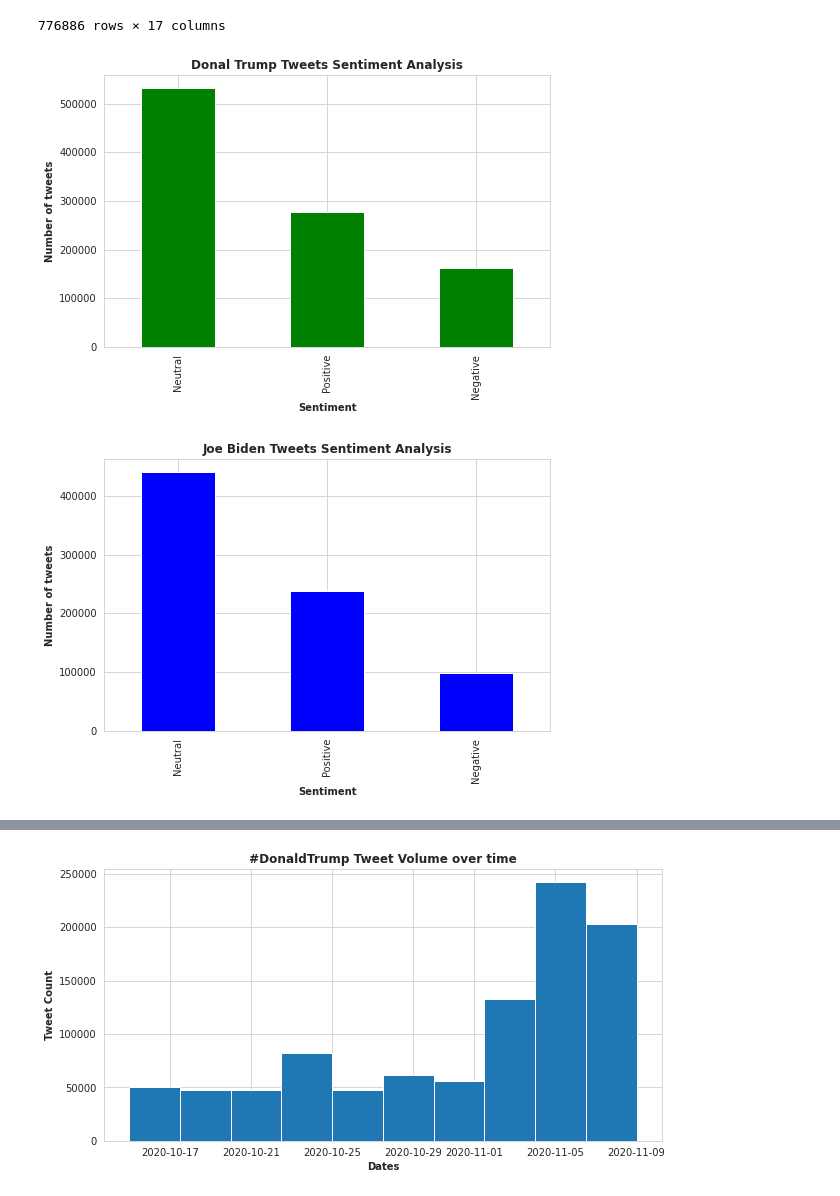
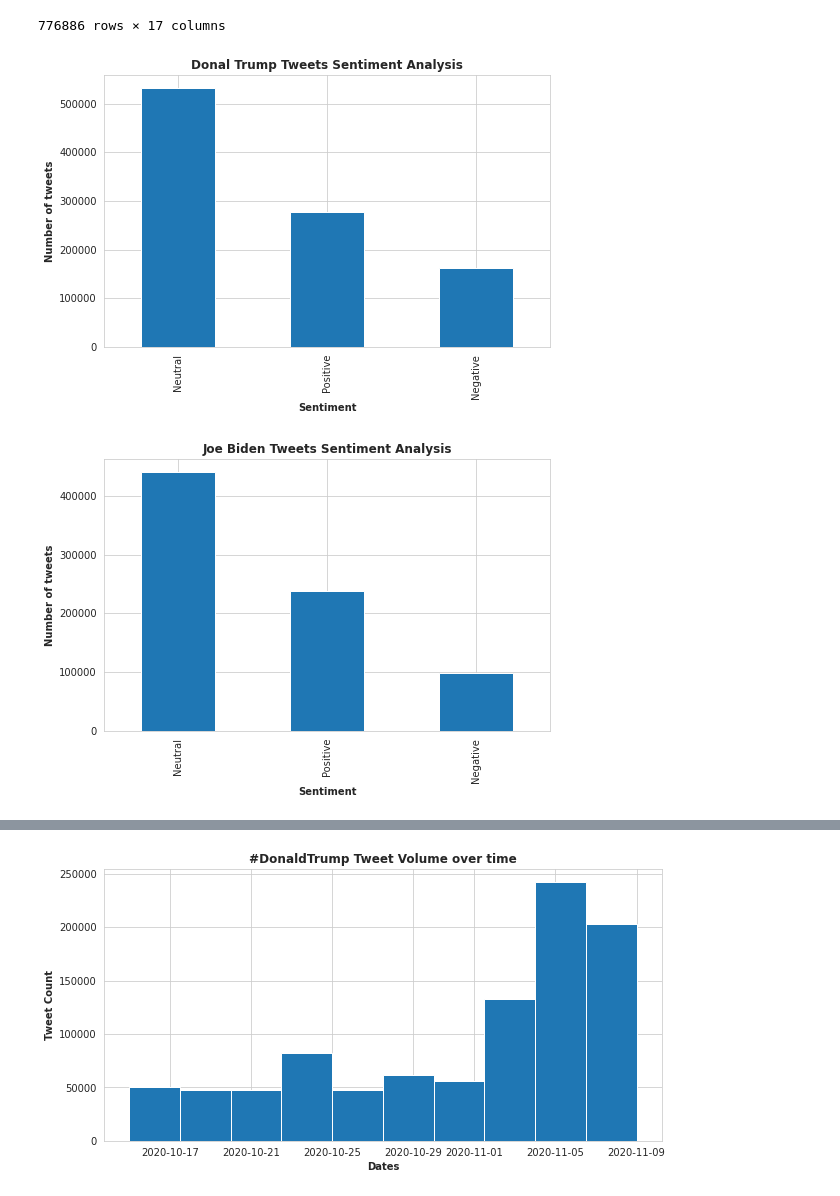
Before and after one commit to imaswath/US-Election-20-Tweets-Sentiment-Analysis, a Jupyter notebook: us_election20_tweetsanalysis.ipynb, the cells around one changed output, grey strips where cells are left out. Cells and saved outputs as stored; diff of their text form; code cells hidden in the pictures.

```diff
--- a/us_election20_tweetsanalysis.ipynb
+++ b/us_election20_tweetsanalysis.ipynb
@@ -241,20 +242,20 @@ import seaborn as sns
 # %%
 sns.set_style("whitegrid")
 plt.figure(figsize=(8,5))
-bin1=DT_df['Analysis'].value_counts()
+DTT=DT_df['Analysis'].value_counts()
 plt.title('Donal Trump Tweets Sentiment Analysis',fontweight='bold')
-bin1.plot(kind='bar',color='g')
+DTT.plot(kind='bar')
 plt.xlabel('Sentiment',fontweight='bold')
 plt.ylabel('Number of tweets',fontweight='bold');
 # %% [output]
-[figure, old version]
+[figure, new version]
 # %%
 sns.set_style("whitegrid")
 plt.figure(figsize=(8,5))
-bin2=JB_df['Analysis'].value_counts()
+JBT=JB_df['Analysis'].value_counts()
 plt.title('Joe Biden Tweets Sentiment Analysis',fontweight='bold')
-bin2.plot(kind='bar',color='b')
+JBT.plot(kind='bar')
 plt.xlabel('Sentiment',fontweight='bold')
 plt.ylabel('Number of tweets',fontweight='bold');
 # %% [output]
-[figure, old version]
+[figure, new version]
```
Also changed, not shown: parts of 8 cells of this notebook.
